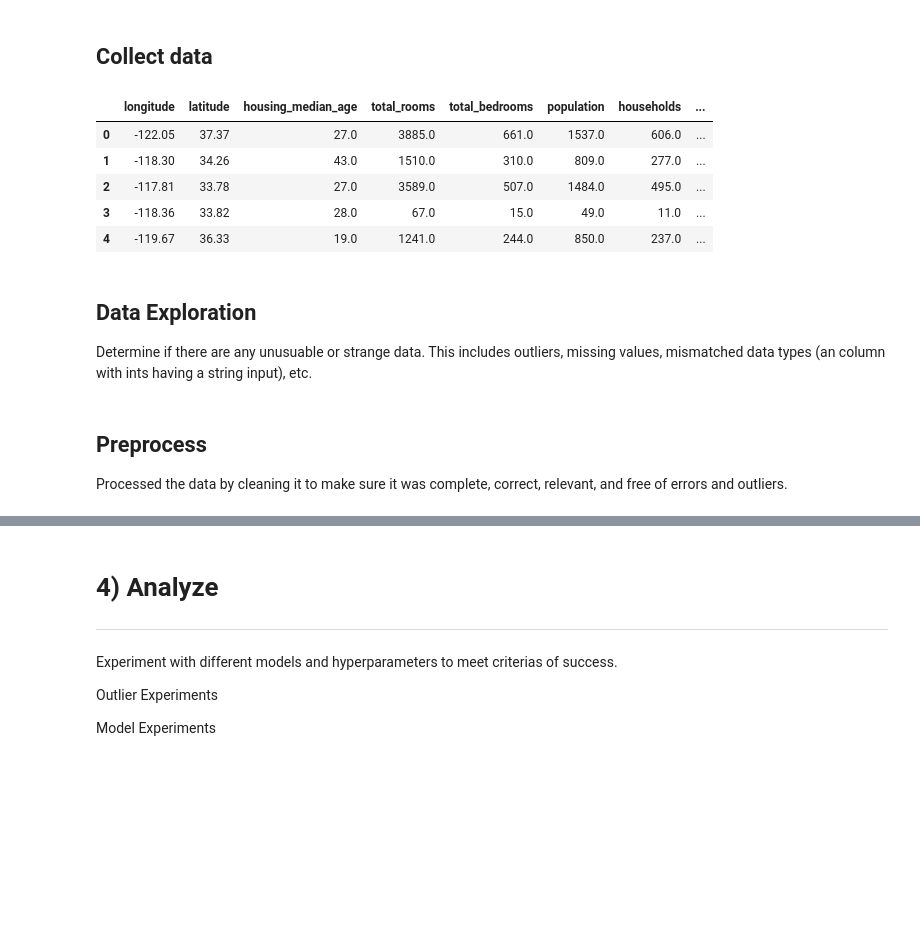
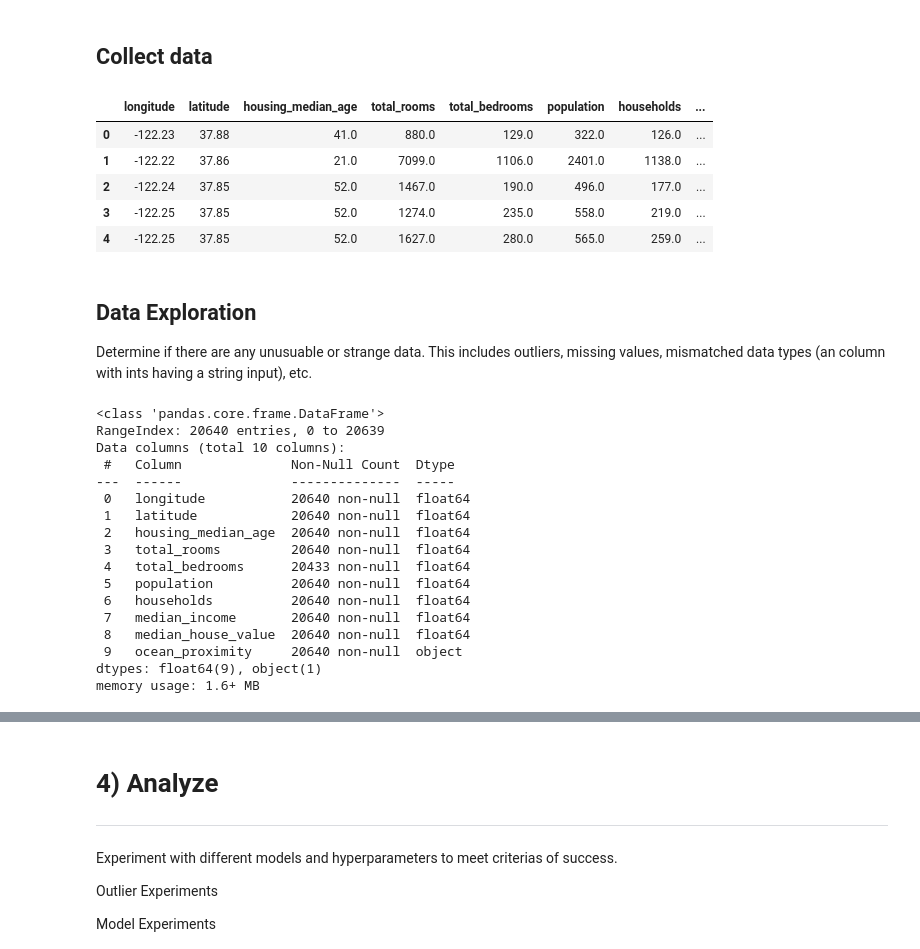
Before and after one commit to Kirlewn/Machine-Learning-Projects, a Jupyter notebook: Regression/california_housing_ml_notebook.ipynb, the cells around one changed output, grey strips where cells are left out. Drawn from its saved outputs; the diff is of its cells as text; code cells hidden in the pictures; blank space fills up the shorter version.

Commit message:
(california_housing_ml_notebook) updated `Process` section and performed initial data exploration and visualization

```diff
--- a/Regression/california_housing_ml_notebook.ipynb
+++ b/Regression/california_housing_ml_notebook.ipynb
@@ -68,13 +70,13 @@ import seaborn as sns
 ##  Collect data
 # %%
 # the data is already pre-split into train and test so let's begin with importing the train data
-train_df = pd.read_csv("https://raw.githubusercontent.com/Kirlewn/Machine-Learning-Projects/main/Data/california_housing_data/california_housing_train.csv")
+data = pd.read_csv("https://raw.githubusercontent.com/Kirlewn/Machine-Learning-Projects/main/Data/california_housing_data/housing.csv")
 
-train_df.head()
+data.head()
 # %% [output]
 |  | longitude | latitude | housing_median_age | total_rooms | total_bedrooms | population | households | ... |
-| 0 | -122.05 | 37.37 | 27.0 | 3885.0 | 661.0 | 1537.0 | 606.0 | ... |
-| 1 | -118.30 | 34.26 | 43.0 | 1510.0 | 310.0 | 809.0 | 277.0 | ... |
-| 2 | -117.81 | 33.78 | 27.0 | 3589.0 | 507.0 | 1484.0 | 495.0 | ... |
-| 3 | -118.36 | 33.82 | 28.0 | 67.0 | 15.0 | 49.0 | 11.0 | ... |
-| 4 | -119.67 | 36.33 | 19.0 | 1241.0 | 244.0 | 850.0 | 237.0 | ... |
+| 0 | -122.23 | 37.88 | 41.0 | 880.0 | 129.0 | 322.0 | 126.0 | ... |
+| 1 | -122.22 | 37.86 | 21.0 | 7099.0 | 1106.0 | 2401.0 | 1138.0 | ... |
+| 2 | -122.24 | 37.85 | 52.0 | 1467.0 | 190.0 | 496.0 | 177.0 | ... |
+| 3 | -122.25 | 37.85 | 52.0 | 1274.0 | 235.0 | 558.0 | 219.0 | ... |
+| 4 | -122.25 | 37.85 | 52.0 | 1627.0 | 280.0 | 565.0 | 259.0 | ... |
@@ -87,7 +84,23 @@ test_df.head()
 ## Data Exploration
 Determine if there are any unusuable or strange data.
 This includes outliers, missing values, mismatched data types (an column with ints having a string input), etc.
-# %% [markdown]
-## Preprocess
-
-Processed the data by cleaning it to make sure it was complete, correct, relevant, and free of errors and outliers.
+# %%
+data.info()
+# %% [output]
+<class 'pandas.core.frame.DataFrame'>
+RangeIndex: 20640 entries, 0 to 20639
+Data columns (total 10 columns):
+ #   Column              Non-Null Count  Dtype
+---  ------              --------------  -----
+ 0   longitude           20640 non-null  float64
+ 1   latitude            20640 non-null  float64
+ 2   housing_median_age  20640 non-null  float64
+ 3   total_rooms         20640 non-null  float64
+ 4   total_bedrooms      20433 non-null  float64
+ 5   population          20640 non-null  float64
+ 6   households          20640 non-null  float64
+ 7   median_income       20640 non-null  float64
+ 8   median_house_value  20640 non-null  float64
+ 9   ocean_proximity     20640 non-null  object
+dtypes: float64(9), object(1)
+memory usage: 1.6+ MB
```
Also changed, not shown: parts of 24 cells of this notebook.
